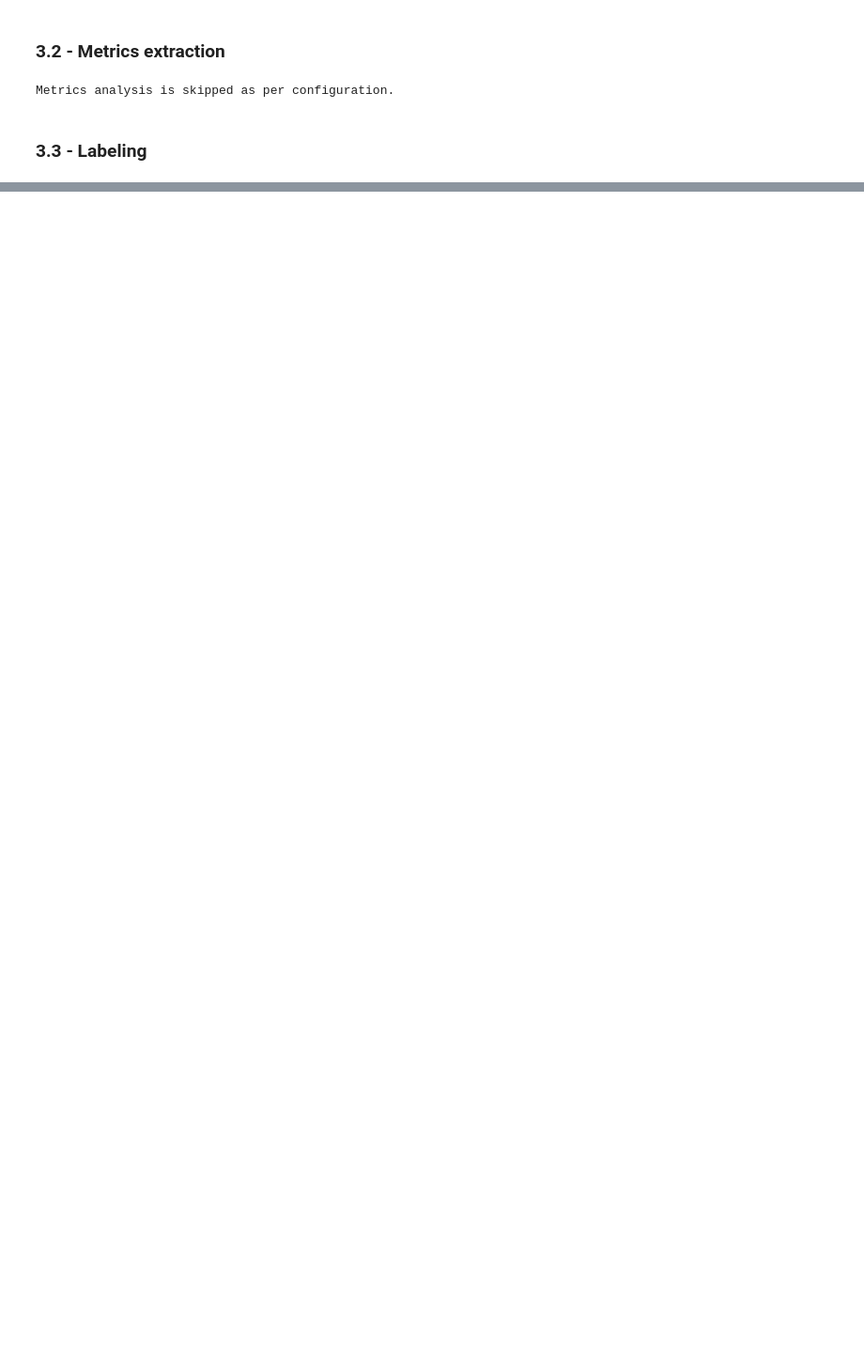
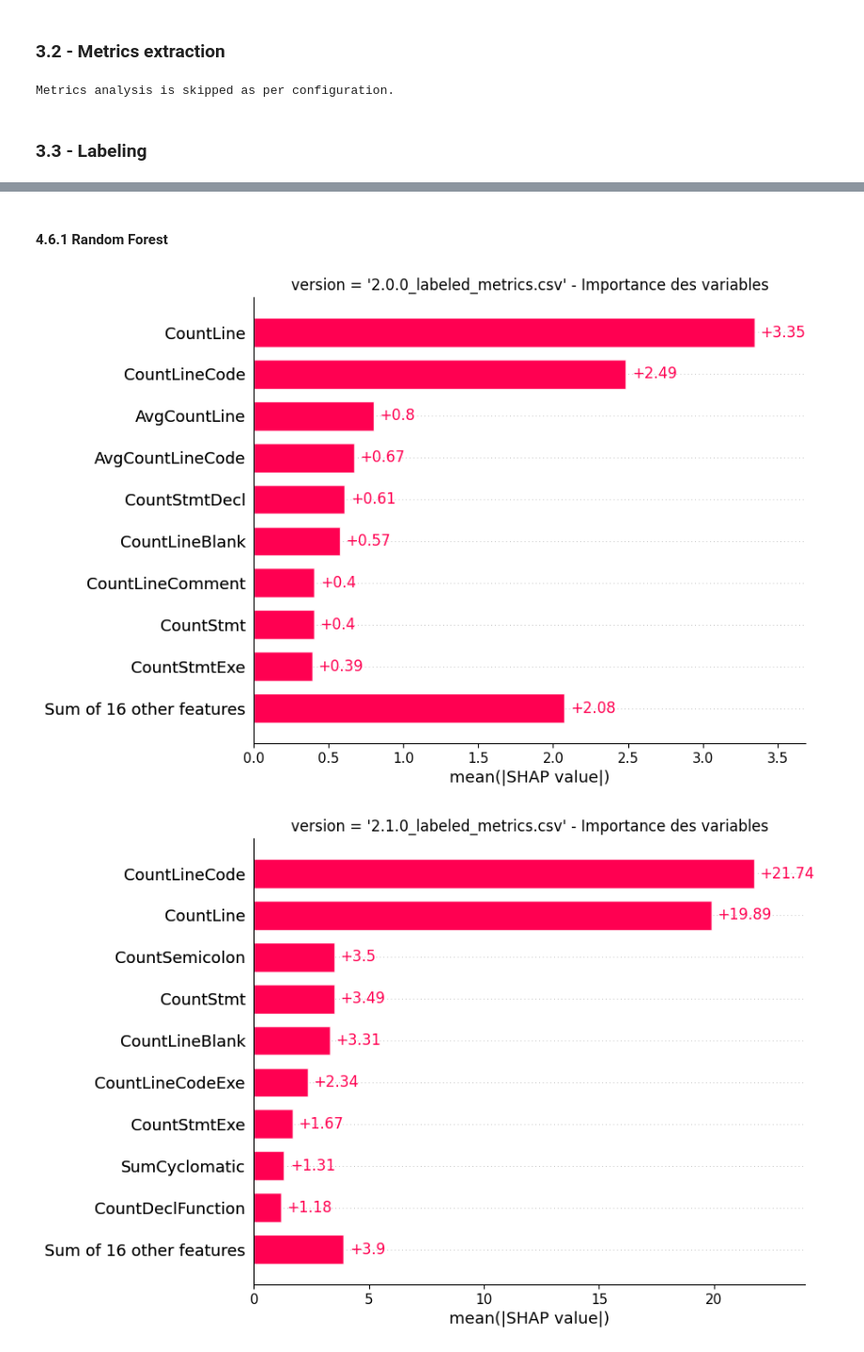
Before and after one commit to IamMoShi/MGL869-Lab-Hive, a Jupyter notebook: run.ipynb, the cells around one changed output, grey strips where cells are left out. Shown at 94% size. Drawn from its saved outputs; the diff is of its cells as text; code cells hidden in the pictures; blank space fills up the shorter version.

```diff
--- a/run.ipynb
+++ b/run.ipynb
@@ -204,0 +244,7 @@ Labeled metrics saved to: data/labeled_metrics_output/3.1.2_labeled_metrics.csv
+# %%
+XY_dict: dict = {}
+for key in data_dict.keys():
+    data: pd.DataFrame = data_dict[key]
+    X = data.drop(columns=['BugStatus', 'Name', 'Kind']).dropna(axis=1)  # independent variables
+    y = data['BugStatus']  # presence of a bug
+    XY_dict[key] = (X, y)
@@ -204,0 +254,8 @@ Labeled metrics saved to: data/labeled_metrics_output/3.1.2_labeled_metrics.csv
+# %%
+XY_training_dict: dict = {}
+XY_testing_dict: dict = {}
+for key in XY_dict.keys():
+    X, y = XY_dict[key]
+    X_train, X_test, y_train, y_test = KFold_XY(N_SPLITS, SHUFFLE, RANDOM_STATE, X, y)
+    XY_training_dict[key] = (X_train, y_train)
+    XY_testing_dict[key] = (X_test, y_test)
@@ -204,0 +290,14 @@ Labeled metrics saved to: data/labeled_metrics_output/3.1.2_labeled_metrics.csv
+# %%
+logistic_regression_models: dict = {}
+random_forest_models: dict = {}
+
+for key in XY_training_dict:
+    X_train, y_train = XY_training_dict[key]
+    log_model = LogisticRegression(max_iter=1000)
+    random_model = RandomForestClassifier(n_estimators=N_ESTIMATORS, random_state=RANDOM_STATE)
+
+    log_model.fit(X_train, y_train)
+    random_model.fit(X_train, y_train)
+
+    logistic_regression_models[key] = log_model
+    random_forest_models[key] = random_model
@@ -204,0 +314,8 @@ Labeled metrics saved to: data/labeled_metrics_output/3.1.2_labeled_metrics.csv
+# %%
+logistic_regression_predictions: dict = {}
+random_forest_prediction: dict = {}
+
+for key in XY_testing_dict:
+    X_test, y_test = XY_testing_dict[key]
+    random_forest_prediction[key] = random_forest_models[key].predict(X_test)
+    logistic_regression_predictions[key] = logistic_regression_models[key].predict(X_test)
@@ -204,0 +326,10 @@ Labeled metrics saved to: data/labeled_metrics_output/3.1.2_labeled_metrics.csv
+# %% [markdown]
+#### 4.6.1 Random Forest
+# %%
+shap_values_versions = {}
+for key in logistic_regression_models:
+    shap_values = plot_SHAP(logistic_regression_models[key], XY_training_dict[key][0], XY_testing_dict[key][0], key)
+    shap_values_versions[key] = shap_values
+# %% [output]
+[figure, added]
+[figure, added]
```
Also changed, not shown: parts of 23 cells of this notebook, 12 other files.
